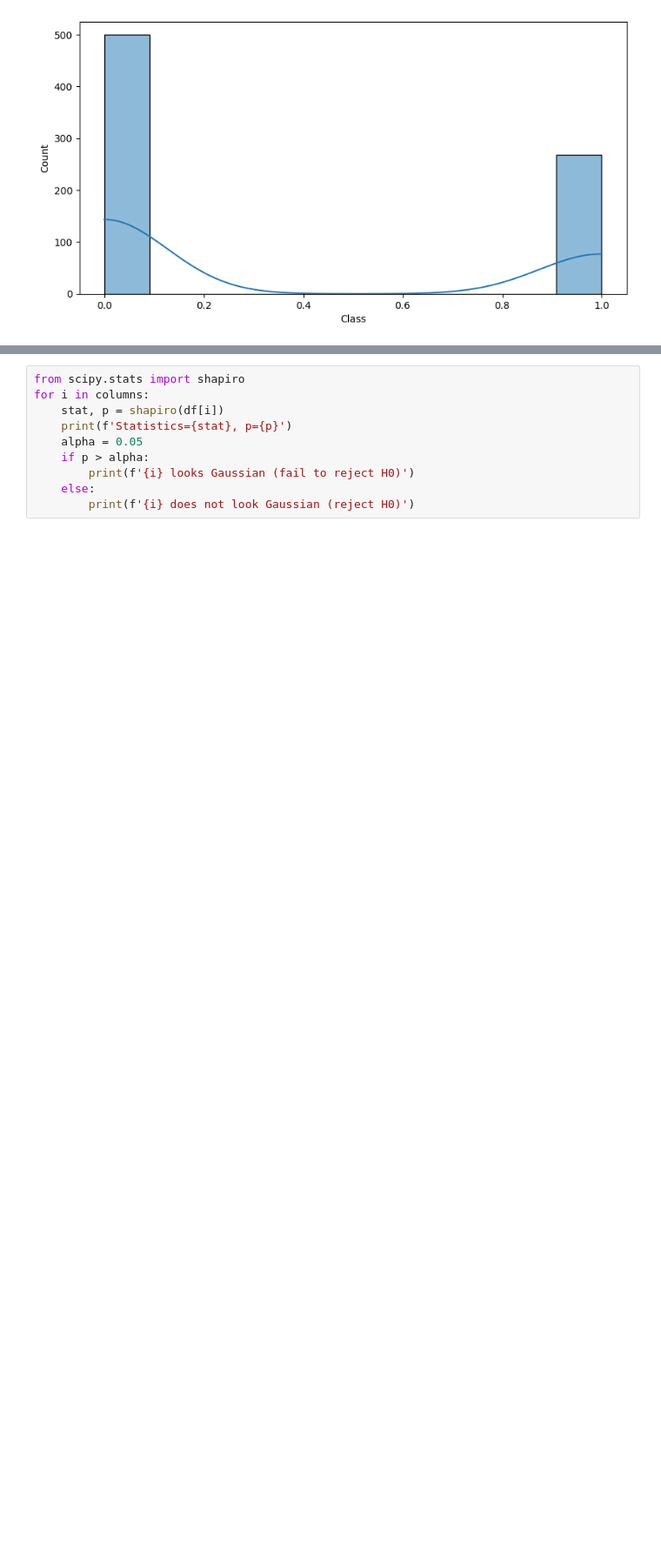
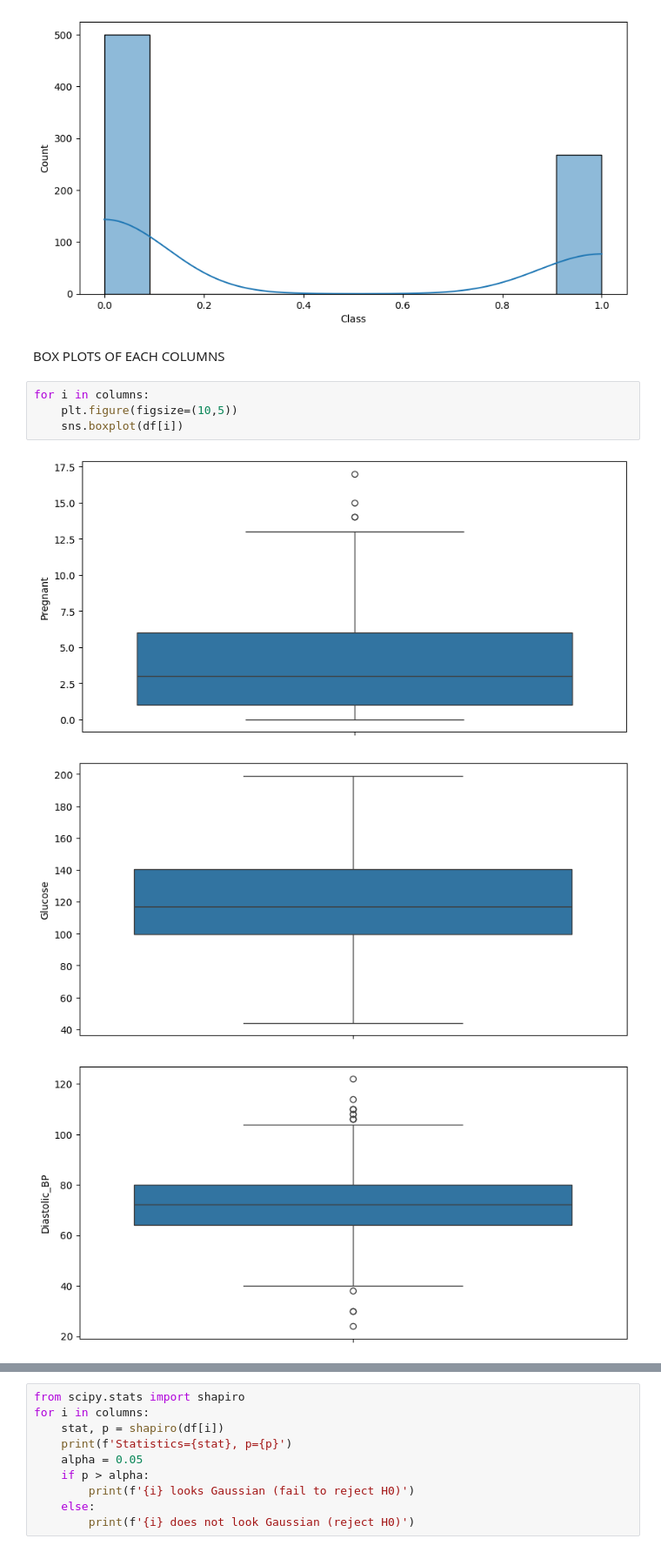
Before and after one commit to bhaskarkumar1667/diabetes_model, a Jupyter notebook: data_cleaning.ipynb, the cells around one changed output, grey strips where cells are left out. Shown at 87% size. Drawn from its saved outputs; the diff is of its cells as text; blank space fills up the shorter version.

```diff
--- a/data_cleaning.ipynb
+++ b/data_cleaning.ipynb
@@ -96,3 +96,13 @@ for i in columns:
 [figure]
 [figure]
 [figure]
+# %% [markdown]
+BOX PLOTS OF EACH COLUMNS
+# %%
+for i in columns:
+    plt.figure(figsize=(10,5))
+    sns.boxplot(df[i])
+# %% [output]
+[figure, added]
+[figure, added]
+[figure, added]
```
Also changed, not shown: parts of 3 cells of this notebook.
